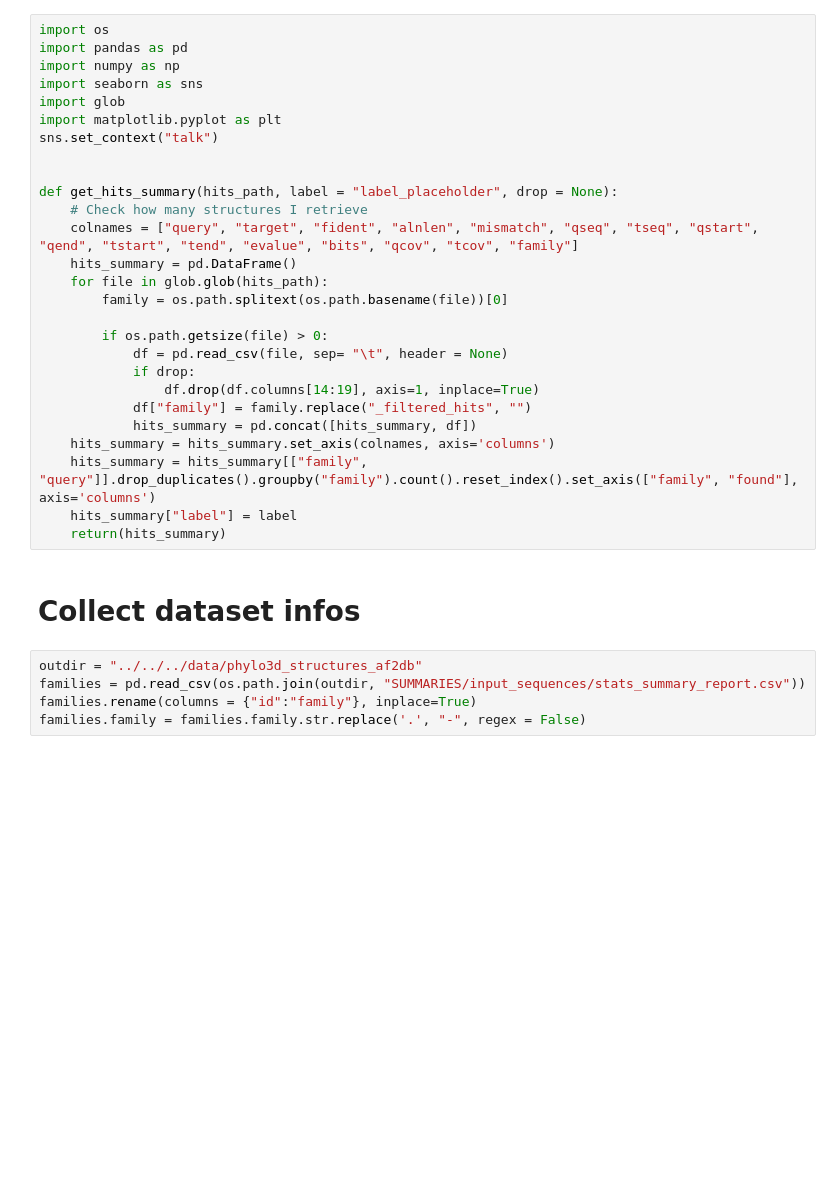
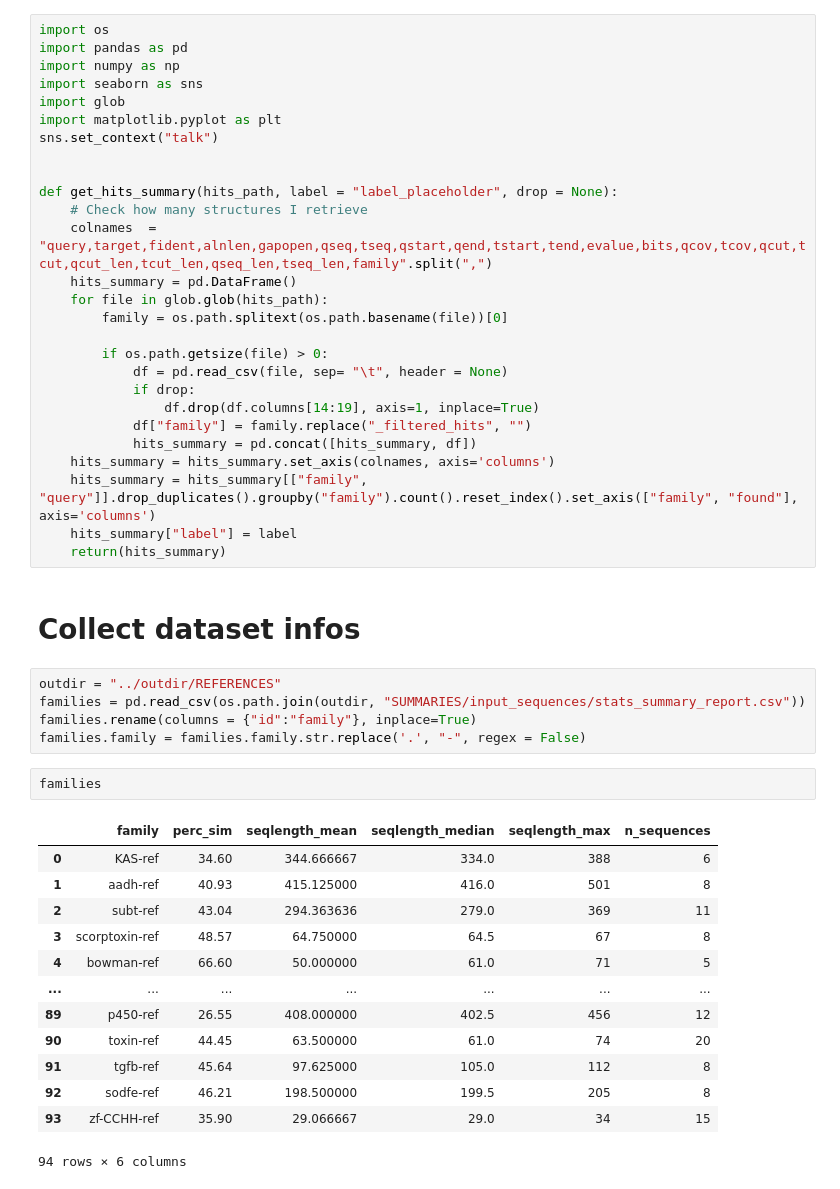
Before and after one commit to luisas/get_structures, a Jupyter notebook: notebook/check_retrieved_structures.ipynb, the cells around one changed output. Drawn from its saved outputs; the diff is of its cells as text; blank space fills up the shorter version.

```diff
--- a/notebook/check_retrieved_structures.ipynb
+++ b/notebook/check_retrieved_structures.ipynb
@@ -10,7 +10,7 @@ sns.set_context("talk")
 
 def get_hits_summary(hits_path, label = "label_placeholder", drop = None):
     # Check how many structures I retrieve
-    colnames = ["query", "target", "fident", "alnlen", "mismatch", "qseq", "tseq", "qstart", "qend", "tstart", "tend", "evalue", "bits", "qcov", "tcov", "family"]
+    colnames  = "query,target,fident,alnlen,gapopen,qseq,tseq,qstart,qend,tstart,tend,evalue,bits,qcov,tcov,qcut,tcut,qcut_len,tcut_len,qseq_len,tseq_len,family".split(",")
     hits_summary = pd.DataFrame()
     for file in glob.glob(hits_path):
         family = os.path.splitext(os.path.basename(file))[0]
@@ -28,8 +28,24 @@ def get_hits_summary(hits_path, label = "label_placeholder", drop = None):
 # %% [markdown]
 # Collect dataset infos
 # %%
-outdir = "../../../data/phylo3d_structures_af2db"
+outdir = "../outdir/REFERENCES"
 families = pd.read_csv(os.path.join(outdir, "SUMMARIES/input_sequences/stats_summary_report.csv"))
 families.rename(columns = {"id":"family"}, inplace=True)
 families.family = families.family.str.replace('.', "-", regex = False)
+# %%
+families
+# %% [output]
+|  | family | perc_sim | seqlength_mean | seqlength_median | seqlength_max | n_sequences |
+| 0 | KAS-ref | 34.60 | 344.666667 | 334.0 | 388 | 6 |
+| 1 | aadh-ref | 40.93 | 415.125000 | 416.0 | 501 | 8 |
+| 2 | subt-ref | 43.04 | 294.363636 | 279.0 | 369 | 11 |
+| 3 | scorptoxin-ref | 48.57 | 64.750000 | 64.5 | 67 | 8 |
+| 4 | bowman-ref | 66.60 | 50.000000 | 61.0 | 71 | 5 |
+| ... | ... | ... | ... | ... | ... | ... |
+| 89 | p450-ref | 26.55 | 408.000000 | 402.5 | 456 | 12 |
+| 90 | toxin-ref | 44.45 | 63.500000 | 61.0 | 74 | 20 |
+| 91 | tgfb-ref | 45.64 | 97.625000 | 105.0 | 112 | 8 |
+| 92 | sodfe-ref | 46.21 | 198.500000 | 199.5 | 205 | 8 |
+| 93 | zf-CCHH-ref | 35.90 | 29.066667 | 29.0 | 34 | 15 |
+94 rows × 6 columns
 # %%
```
Also changed, not shown: parts of 7 cells of this notebook, 10 other files.
